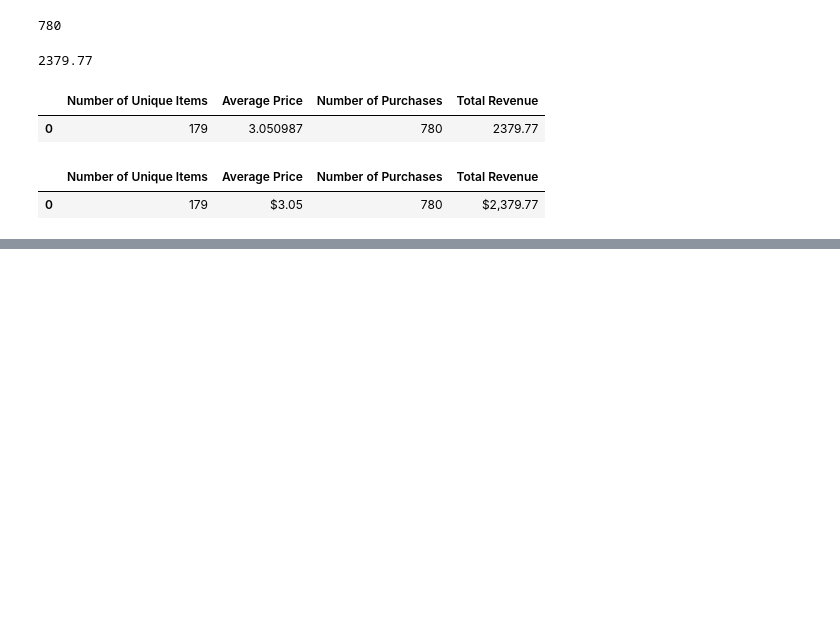
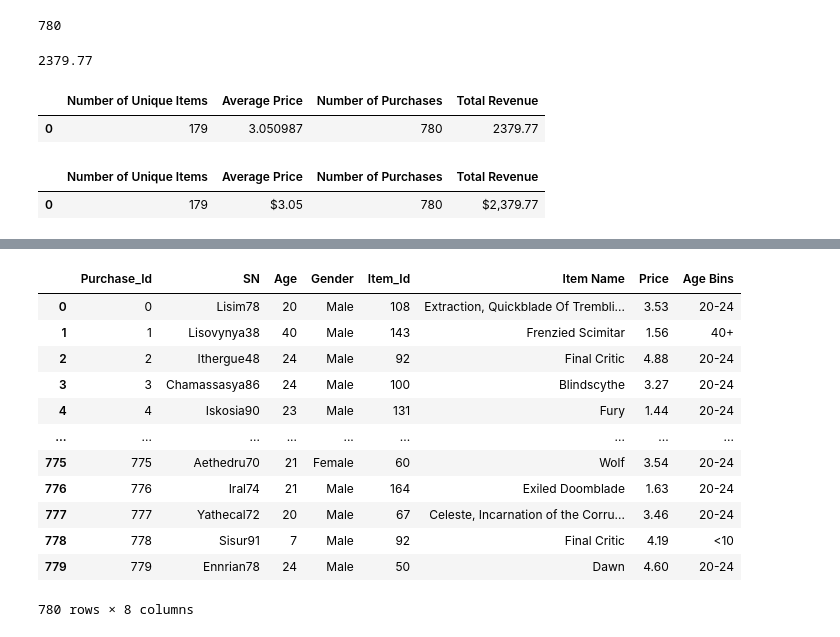
Before and after one commit to tochdo/pandas-challenge, a Jupyter notebook: Pypoli.ipynb, the cells around one changed output, grey strips where cells are left out. Drawn from its saved outputs; the diff is of its cells as text; code cells hidden in the pictures; blank space fills up the shorter version.

```diff
--- a/Pypoli.ipynb
+++ b/Pypoli.ipynb
@@ -253,0 +375,45 @@ purchase_data_renamed_df
+# %%
+#Find Top 5 Spenders
+spender_summary = purchase_data_renamed_df.groupby("SN")
+spender_summary.head(10)
+
+#count total gender input
+#spender_total = spender_summary.nunique()["SN"]
+#spender_total
+#purchase_data_df.sort_values(by=['Price']).head(5)
+
+#Run basic calculations to obtain the results in the table below - purchase count, purchase price, total purchase value
+#total purchases
+#total_purchase_spender = purchase_data_df.nunique()["SN"]
+#print(total_purchase_spender)
+
+#avg purchase price
+#average_price_age = purchase_data_renamed_df.groupby("Age Bins")["Price"].mean()
+#print(average_price_age)
+
+#avg purchase total per person
+#avg_purchase_total_age = summary_ages_df["Price"].sum()
+#print(avg_purchase_total_age)
+
+
+#Create a summary data frame to hold the results
+
+#Sort the total purchase value column in descending order
+
+#Optional: give the displayed data cleaner formatting
+
+#Display a preview of the summary data frame
+# %% [output]
+|  | Purchase_Id | SN | Age | Gender | Item_Id | Item Name | Price | Age Bins |
+| 0 | 0 | Lisim78 | 20 | Male | 108 | Extraction, Quickblade Of Trembli... | 3.53 | 20-24 |
+| 1 | 1 | Lisovynya38 | 40 | Male | 143 | Frenzied Scimitar | 1.56 | 40+ |
+| 2 | 2 | Ithergue48 | 24 | Male | 92 | Final Critic | 4.88 | 20-24 |
+| 3 | 3 | Chamassasya86 | 24 | Male | 100 | Blindscythe | 3.27 | 20-24 |
+| 4 | 4 | Iskosia90 | 23 | Male | 131 | Fury | 1.44 | 20-24 |
+| ... | ... | ... | ... | ... | ... | ... | ... | ... |
+| 775 | 775 | Aethedru70 | 21 | Female | 60 | Wolf | 3.54 | 20-24 |
+| 776 | 776 | Iral74 | 21 | Male | 164 | Exiled Doomblade | 1.63 | 20-24 |
+| 777 | 777 | Yathecal72 | 20 | Male | 67 | Celeste, Incarnation of the Corru... | 3.46 | 20-24 |
+| 778 | 778 | Sisur91 | 7 | Male | 92 | Final Critic | 4.19 | <10 |
+| 779 | 779 | Ennrian78 | 24 | Male | 50 | Dawn | 4.60 | 20-24 |
+780 rows × 8 columns
```
Also changed, not shown: parts of 25 cells of this notebook.
